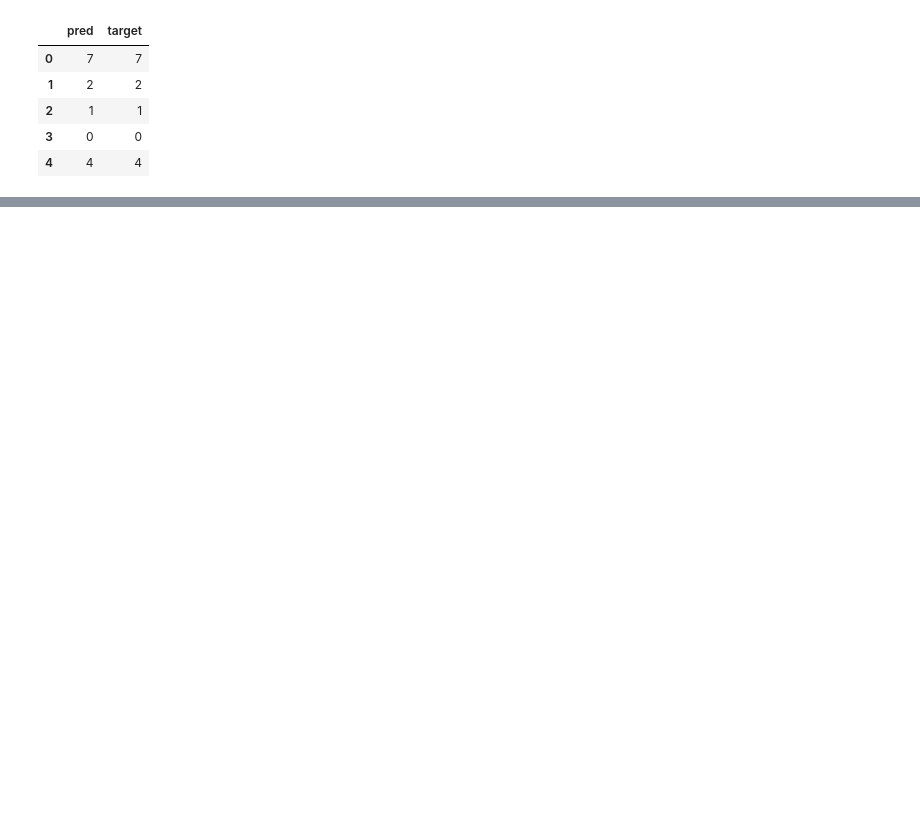
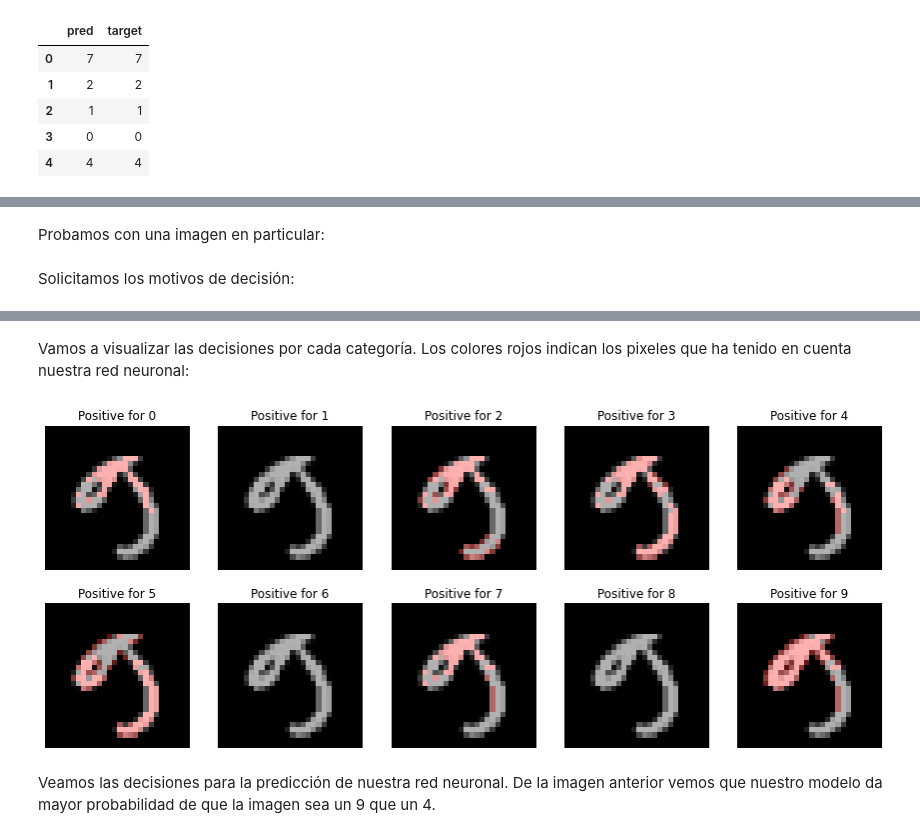
Before and after one commit to Jazielinho/digit_recognition, a Jupyter notebook: digit_recognition.ipynb, the cells around one changed output, grey strips where cells are left out. Drawn from its saved outputs; the diff is of its cells as text; code cells hidden in the pictures; blank space fills up the shorter version.

```diff
--- a/digit_recognition.ipynb
+++ b/digit_recognition.ipynb
@@ -230,5 +282,5 @@ pd.DataFrame(history.history)[['accuracy', 'val_accuracy']].plot()
 # %%
-predict_test = model.predict(X_test, verbose=1)
+predict_test = model.predict(X_test, verbose=0)
 predict_class = np.argmax(predict_test, axis=1)
 
 data_test = pd.DataFrame({'pred': predict_class, 'target': np.argmax(y_test, axis=1)})
@@ -270,8 +332,12 @@ plt.show()
 # %%
 explainer = lime_image.LimeImageExplainer(verbose=False, random_state=12345)
 segmenter = SegmentationAlgorithm('quickshift', kernel_size=1, max_dist=200, ratio=0.2)
+# %% [markdown]
+Probamos con una imagen en particular:
 # %%
 X_eval = X_test[index_error[10]]
+# %% [markdown]
+Solicitamos los motivos de decisión:
 # %%
 explanation = explainer.explain_instance(X_eval,
                                          classifier_fn=model.predict,
@@ -281,12 +347,21 @@ explanation = explainer.explain_instance(X_eval,
                                          segmentation_fn=segmenter)
 # %% [output]
 [interactive output not drawn]
+# %% [markdown]
+Vamos a visualizar las decisiones por cada categoría. Los colores rojos indican los pixeles que ha tenido en cuenta nuestra red neuronal:
 # %%
-fig, m_axs = plt.subplots(2, 5, figsize = (12, 6))
+plt.figure(figsize=(15, 6))
 
-for i, c_ax in enumerate(m_axs.flatten()):
+for i in range(10):
     temp, mask = explanation.get_image_and_mask(i, positive_only=True, num_features=1000, hide_rest=False, min_weight=0.01)
-    c_ax.imshow(label2rgb(mask.astype(np.uint8), X_eval.astype(np.uint8), bg_label = 0), interpolation = 'nearest')
-    c_ax.set_title('Positive for {}'.format(i))
-    c_ax.axis('off')
+    plt.subplot(2, 5, i+1)
+    plt.imshow(label2rgb(mask.astype(np.uint8), X_eval.astype(np.uint8), bg_label = 0), interpolation = 'nearest')
+    plt.title('Positive for {}'.format(i))
+    plt.axis('off')
+
+plt.show()
+# %% [output]
+[figure, added]
+# %% [markdown]
+Veamos las decisiones para la predicción de nuestra red neuronal. De la imagen anterior vemos que nuestro modelo da mayor probabilidad de que la imagen sea un 9 que un 4.
 # %%
```
Also changed, not shown: parts of 65 cells of this notebook, 11 other files.
